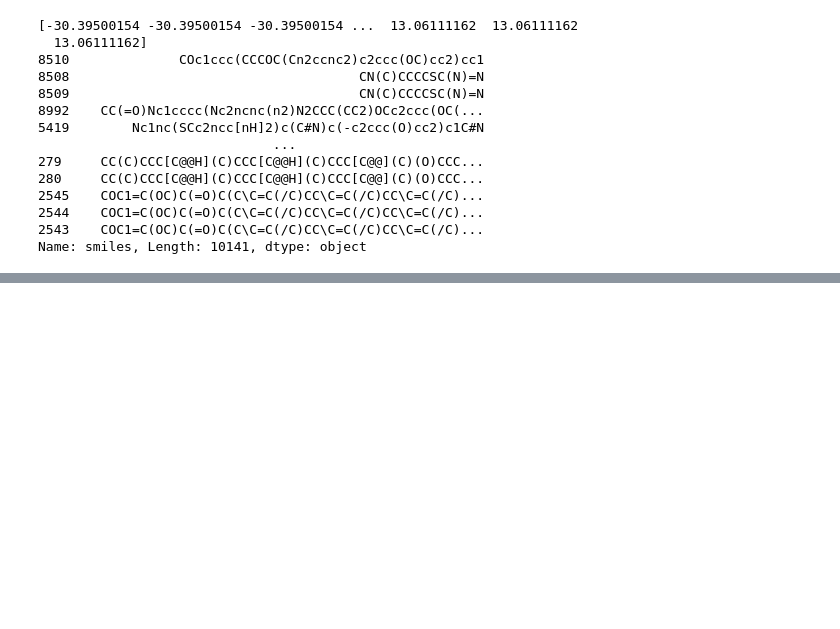
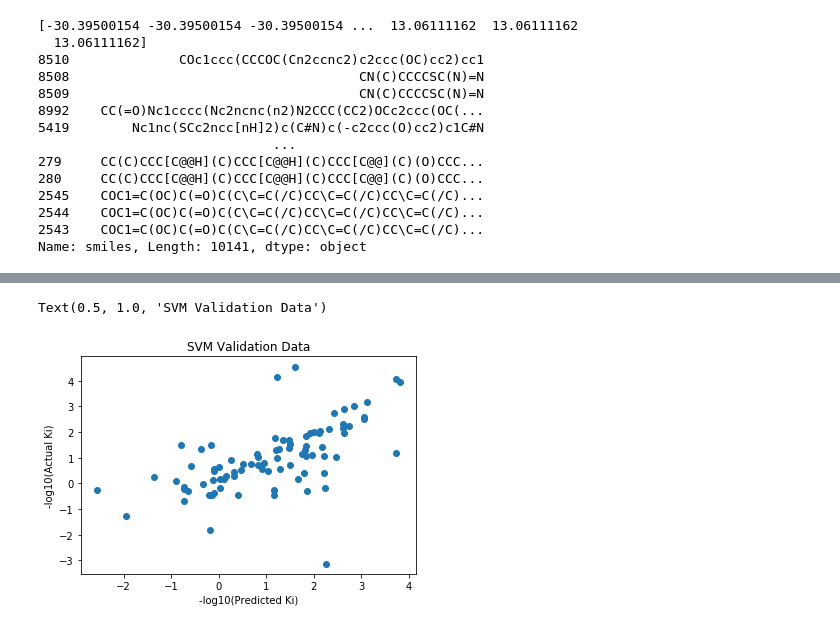
Before and after one commit to srensi/tmprss2, a Jupyter notebook: 20200525_TMPRSS2_SVM.ipynb, the cells around one changed output, grey strips where cells are left out. Saved outputs shown, nothing was run; the diff lists cells and outputs as text; code cells hidden in the pictures; blank space fills up the shorter version.

```diff
--- a/20200525_TMPRSS2_SVM.ipynb
+++ b/20200525_TMPRSS2_SVM.ipynb
@@ -112,0 +164,8 @@ TypeError: No registered converter was able to produce a C++ rvalue of type std:
+# %%
+plt.scatter(pred, test_y)
+plt.xlabel('-log10(Predicted Ki), nM')
+plt.ylabel('-log10(Actual Ki), nM')
+plt.title('SVM Validation Data')
+# %% [output]
+Text(0.5, 1.0, 'SVM Validation Data')
+[figure, added]
```
Also changed, not shown: parts of 9 cells of this notebook.
